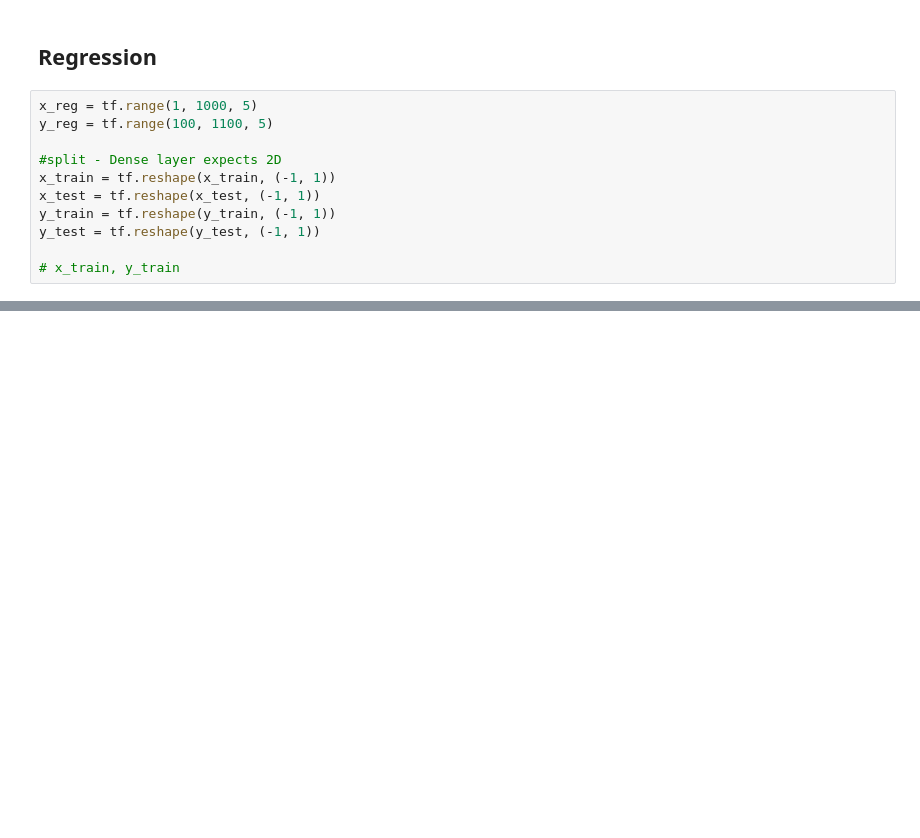
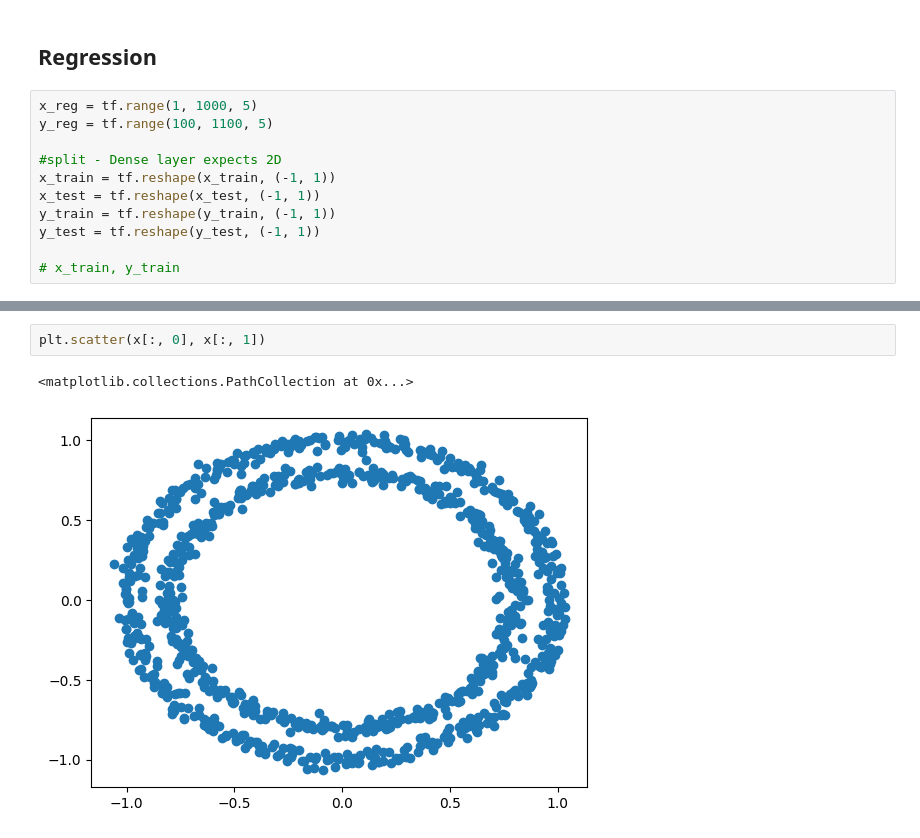
Before and after one commit to fredrick-mwaura/ml, a Jupyter notebook: tensorflow/CNN.ipynb, the cells around one changed output, grey strips where cells are left out. Cells and saved outputs as stored; diff of their text form; blank space fills up the shorter version.

```diff
--- a/tensorflow/CNN.ipynb
+++ b/tensorflow/CNN.ipynb
@@ -277,0 +278,5 @@ y_train.shape, x_train.shape
+# %%
+plt.scatter(x[:, 0], x[:, 1])
+# %% [output]
+<matplotlib.collections.PathCollection at 0x...>
+[figure, added]
```
Also changed, not shown: parts of 19 cells of this notebook.
